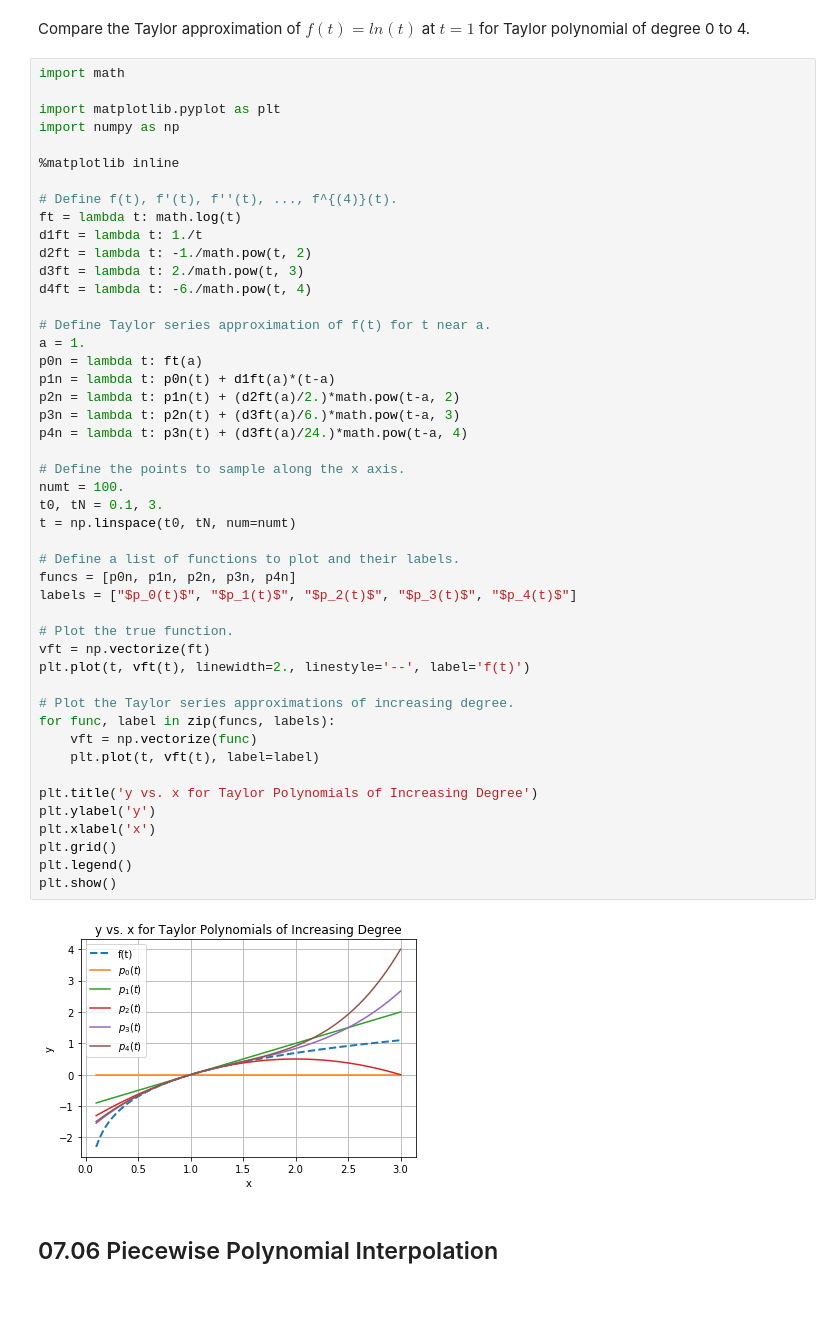
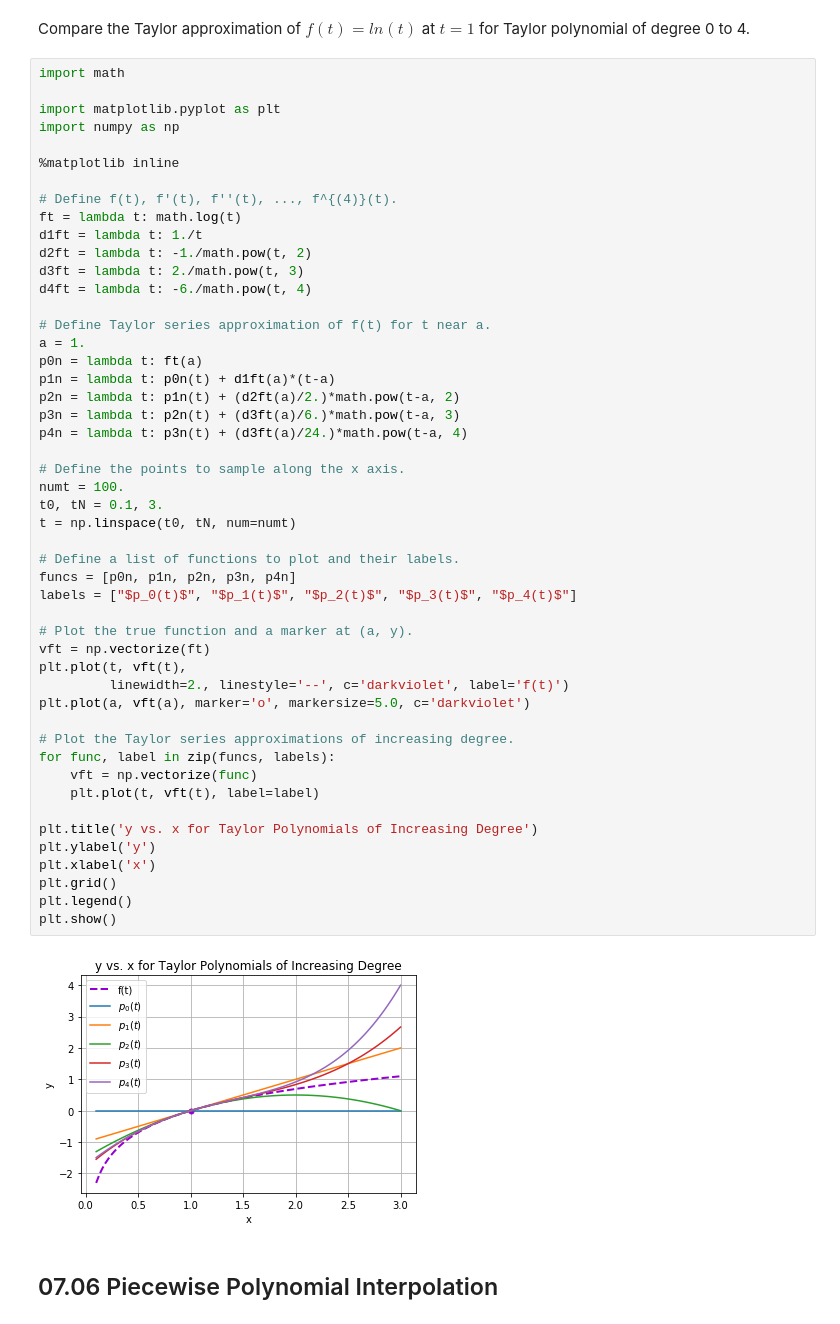
Before and after one commit to marcoemorais/numerics-python, a Jupyter notebook: notes/07-Interpolation.ipynb, the cells around one changed output. Saved outputs shown, nothing was run; the diff lists cells and outputs as text.

```diff
--- a/notes/07-Interpolation.ipynb
+++ b/notes/07-Interpolation.ipynb
@@ -373,35 +373,37 @@ d4ft = lambda t: -6./math.pow(t, 4)
 a = 1.
 p0n = lambda t: ft(a)
 p1n = lambda t: p0n(t) + d1ft(a)*(t-a)
 p2n = lambda t: p1n(t) + (d2ft(a)/2.)*math.pow(t-a, 2)
 p3n = lambda t: p2n(t) + (d3ft(a)/6.)*math.pow(t-a, 3)
 p4n = lambda t: p3n(t) + (d3ft(a)/24.)*math.pow(t-a, 4)
 
 # Define the points to sample along the x axis.
 numt = 100.
 t0, tN = 0.1, 3.
 t = np.linspace(t0, tN, num=numt)
 
 # Define a list of functions to plot and their labels.
 funcs = [p0n, p1n, p2n, p3n, p4n]
 labels = ["$p_0(t)$", "$p_1(t)$", "$p_2(t)$", "$p_3(t)$", "$p_4(t)$"]
 
-# Plot the true function.
+# Plot the true function and a marker at (a, y).
 vft = np.vectorize(ft)
-plt.plot(t, vft(t), linewidth=2., linestyle='--', label='f(t)')
+plt.plot(t, vft(t),
+         linewidth=2., linestyle='--', c='darkviolet', label='f(t)')
+plt.plot(a, vft(a), marker='o', markersize=5.0, c='darkviolet')
 
 # Plot the Taylor series approximations of increasing degree.
 for func, label in zip(funcs, labels):
     vft = np.vectorize(func)
     plt.plot(t, vft(t), label=label)
 
 plt.title('y vs. x for Taylor Polynomials of Increasing Degree')
 plt.ylabel('y')
 plt.xlabel('x')
 plt.grid()
 plt.legend()
 plt.show()
 # %% [output]
-[figure, old version]
+[figure, new version]
 # %% [markdown]
 ## 07.06 Piecewise Polynomial Interpolation
```
Also changed, not shown: parts of 8 cells of this notebook, 1 other file.
